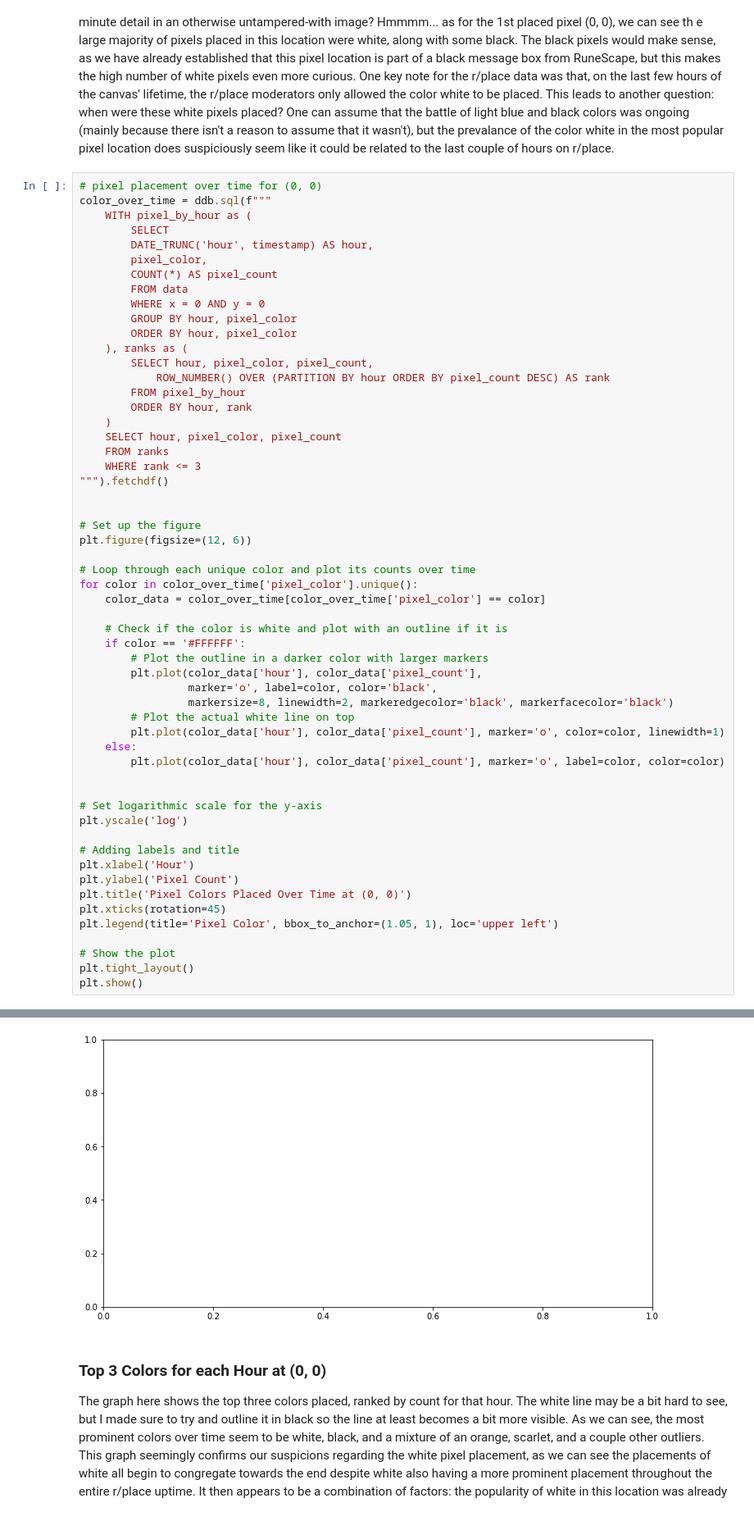
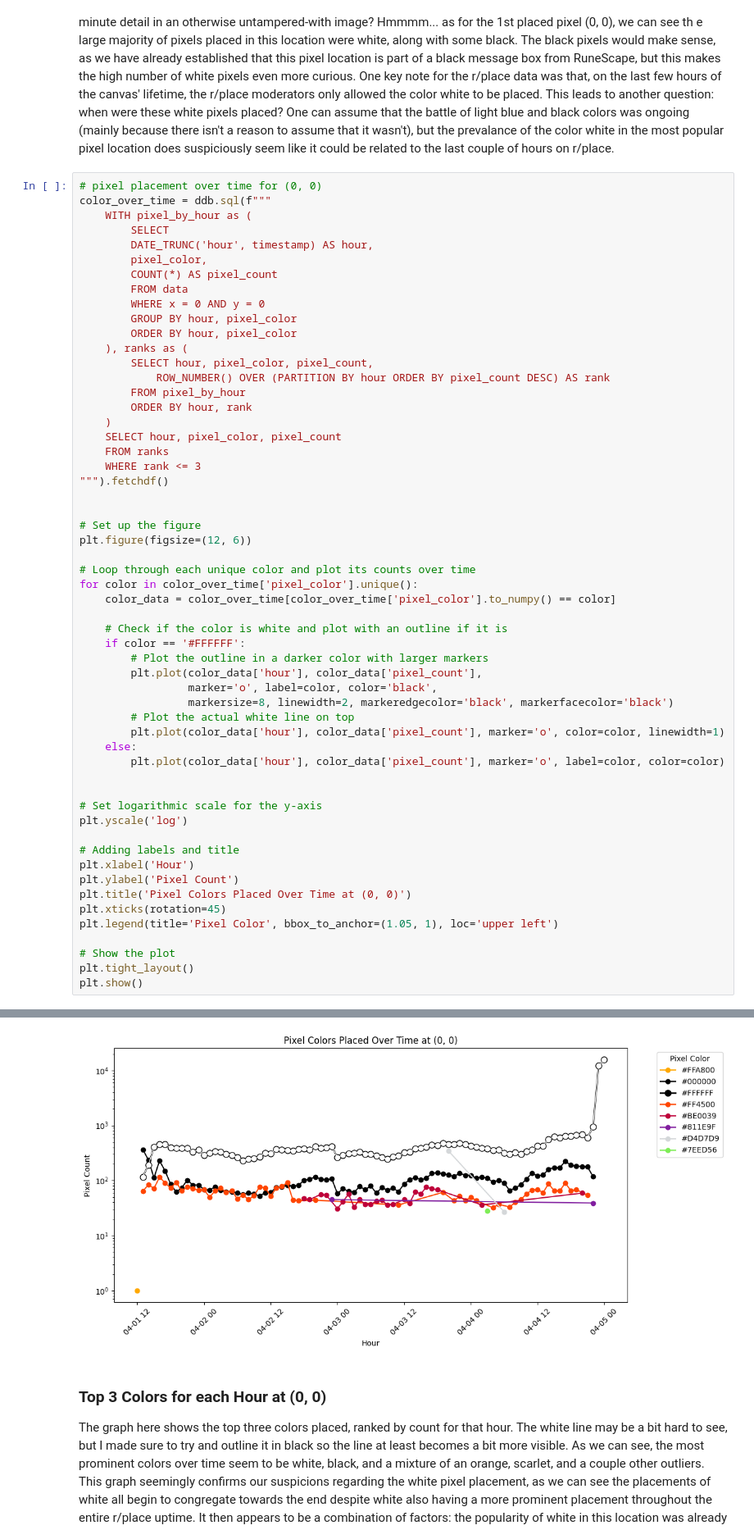
Before and after one commit to eswenke/analysis, a Jupyter notebook: week4/most_placed.ipynb, the cells around one changed output, grey strips where cells are left out. Shown at 82% size. Drawn from its saved outputs; the diff is of its cells as text.

Commit message:
numpy fix?

```diff
--- a/week4/most_placed.ipynb
+++ b/week4/most_placed.ipynb
@@ -234,7 +234,7 @@ plt.figure(figsize=(12, 6))
 
 # Loop through each unique color and plot its counts over time
 for color in color_over_time['pixel_color'].unique():
-    color_data = color_over_time[color_over_time['pixel_color'] == color]
+    color_data = color_over_time[color_over_time['pixel_color'].to_numpy() == color]
 
     # Check if the color is white and plot with an outline if it is
     if color == '#FFFFFF':
@@ -266,4 +265,4 @@ ValueError: Multi-dimensional indexing (e.g. `obj[:, None]`) is no longer suppor
-[figure, old version]
+[figure, new version]
 # %% [markdown]
 ### Top 3 Colors for each Hour at (0, 0)
 The graph here shows the top three colors placed, ranked by count for that hour. The white line may be a bit hard to see, but I made sure to try and outline it in black so the line at least becomes a bit more visible. As we can see, the most prominent colors over time seem to be white, black, and a mixture of an orange, scarlet, and a couple other outliers. This graph seemingly confirms our suspicions regarding the white pixel placement, as we can see the placements of white all begin to congregate towards the end despite white also having a more prominent placement throughout the entire r/place uptime. It then appears to be a combination of factors: the popularity of white in this location was already established, but its dominance becomes even more pronounced when white becomes the only color option for this spot too.
```
Also changed, not shown: parts of 1 cell of this notebook.
